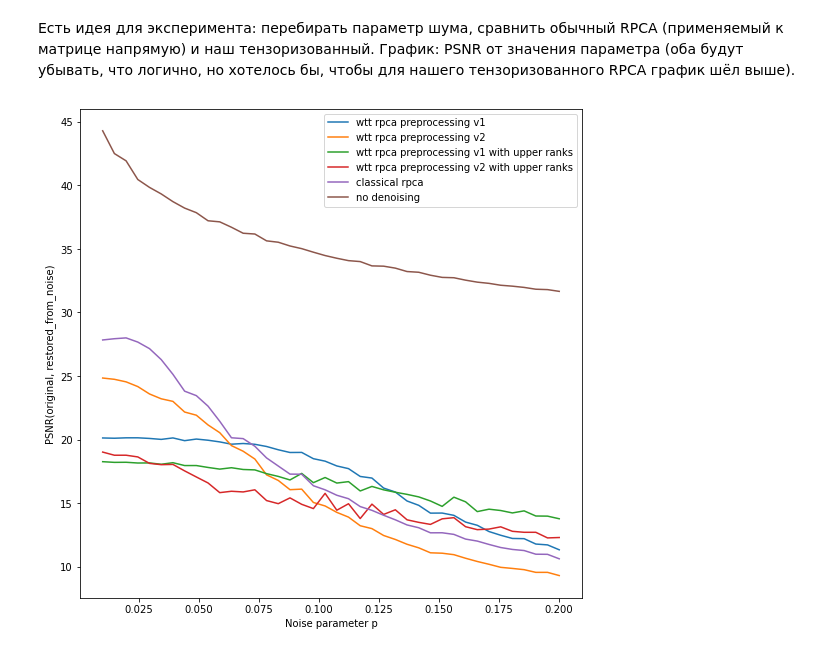
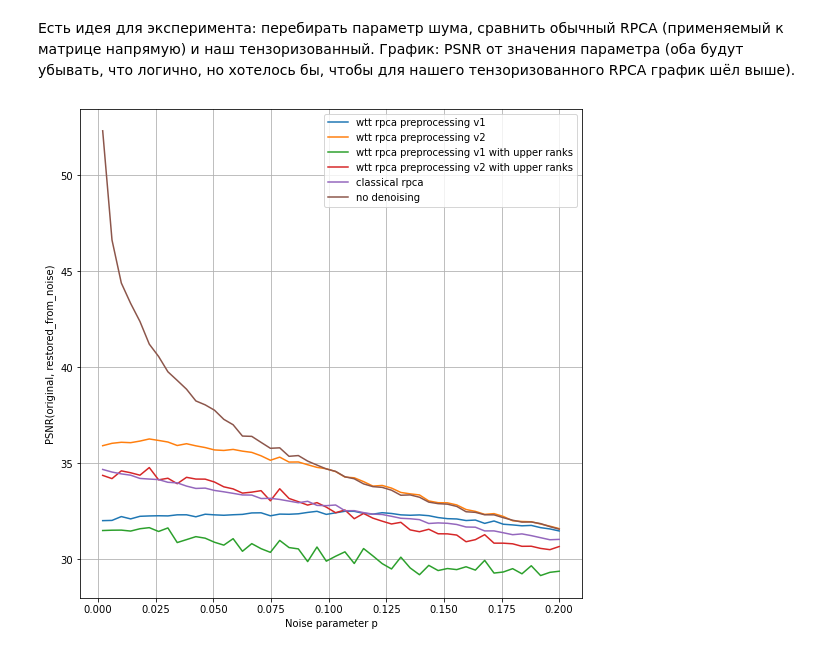
Before and after one commit to d1kolyadin/AMI_diploma, a Jupyter notebook: img tests rpca_preproc.ipynb, the cells around one changed output. Saved outputs shown, nothing was run; the diff lists cells and outputs as text; code cells hidden in the pictures.

```diff
--- a/img tests rpca_preproc.ipynb
+++ b/img tests rpca_preproc.ipynb
@@ -449,13 +452,15 @@ plt.show()
 # %% [markdown]
 Есть идея для эксперимента: перебирать параметр шума, сравнить обычный RPCA (применяемый к матрице напрямую) и наш тензоризованный. График: PSNR от значения параметра (оба будут убывать, что логично, но хотелось бы, чтобы для нашего тензоризованного RPCA график шёл выше).
 # %%
-original = dataset_new[2]
-p_values = np.linspace(0.01, 0.2, 40)
+original = dataset_new[7]
+p_values = np.linspace(0.002, 0.2, 50)
 
 tt_rpca_1 = wrappers.RPCA_preprocessing_wrapper(1)
 tt_rpca_2 = wrappers.RPCA_preprocessing_wrapper(2)
 
 results = [[] for _ in range(6)]
+
+lrp = [[] for _ in range(5)]
 
 for p in p_values:
     noisy = sp_noise(original, p)
@@ -465,43 +470,52 @@ for p in p_values:
         if i == 0 or i == 2:
             l, s, r = tt_rpca_1.adjust(
                 vector, d, vector_modes,
-                upper_ranks=None if i == 0 else [3, 12, 48, 48, 12, 3],
-                lambda_scale=1.5, max_iter=150
+                upper_ranks=None if i == 0 else [4, 15, 60, 60, 15, 4],
+                lambda_scale=1.6, max_iter=200
             )
         elif i == 1 or i == 3:
             l, s, r = tt_rpca_2.adjust(
                 vector, d, vector_modes,
-                upper_ranks=None if i == 1 else [3, 12, 48, 48, 12, 3],
-                lambda_scale=2, max_iter=150
+                upper_ranks=None if i == 1 else [4, 15, 60, 60, 15, 4],
+                lambda_scale=2, max_iter=200
             )
         elif i == 4:
             rpca = r_pca.R_pca(noisy)
-            l, s = rpca.fit(max_iter=150, verbose=False)
+            l, s = rpca.fit(max_iter=200, verbose=False)
 
         if i == 4:
             l_matrix = l
         else:
             l_matrix = utils.vector_to_matrix(l, d, vector_modes)[0]
 
+        l_matrix = np.round(l_matrix)
+        l_matrix[l_matrix < 0] = 0
+        l_matrix[l_matrix > 255] = 255
+        l_matrix = l_matrix.astype(original.dtype)
+
         results[i].append(utils.psnr(original, l_matrix))
 
+        lrp[i].append(l_matrix)
+
     results[5].append(utils.psnr(original, noisy))
 # %%
 alg_names = [
     "wtt rpca preprocessing v1",
     "wtt rpca preprocessing v2",
     "wtt rpca preprocessing v1 with upper ranks",
     "wtt rpca preprocessing v2 with upper ranks",
     "classical rpca",
     "no denoising"
 ]
 
 plt.figure(figsize=(9,9))
 for i in range(6):
     plt.plot(p_values, results[i], label=alg_names[i])
 plt.xlabel('Noise parameter p')
 plt.ylabel('PSNR(original, restored_from_noise)')
 plt.legend()
-plt.show()
+plt.grid()
+
+plt.savefig('denoising_1.png')
 # %% [output]
-[figure, old version]
+[figure, new version]
```
Also changed, not shown: parts of 15 cells of this notebook, 3 other files.
